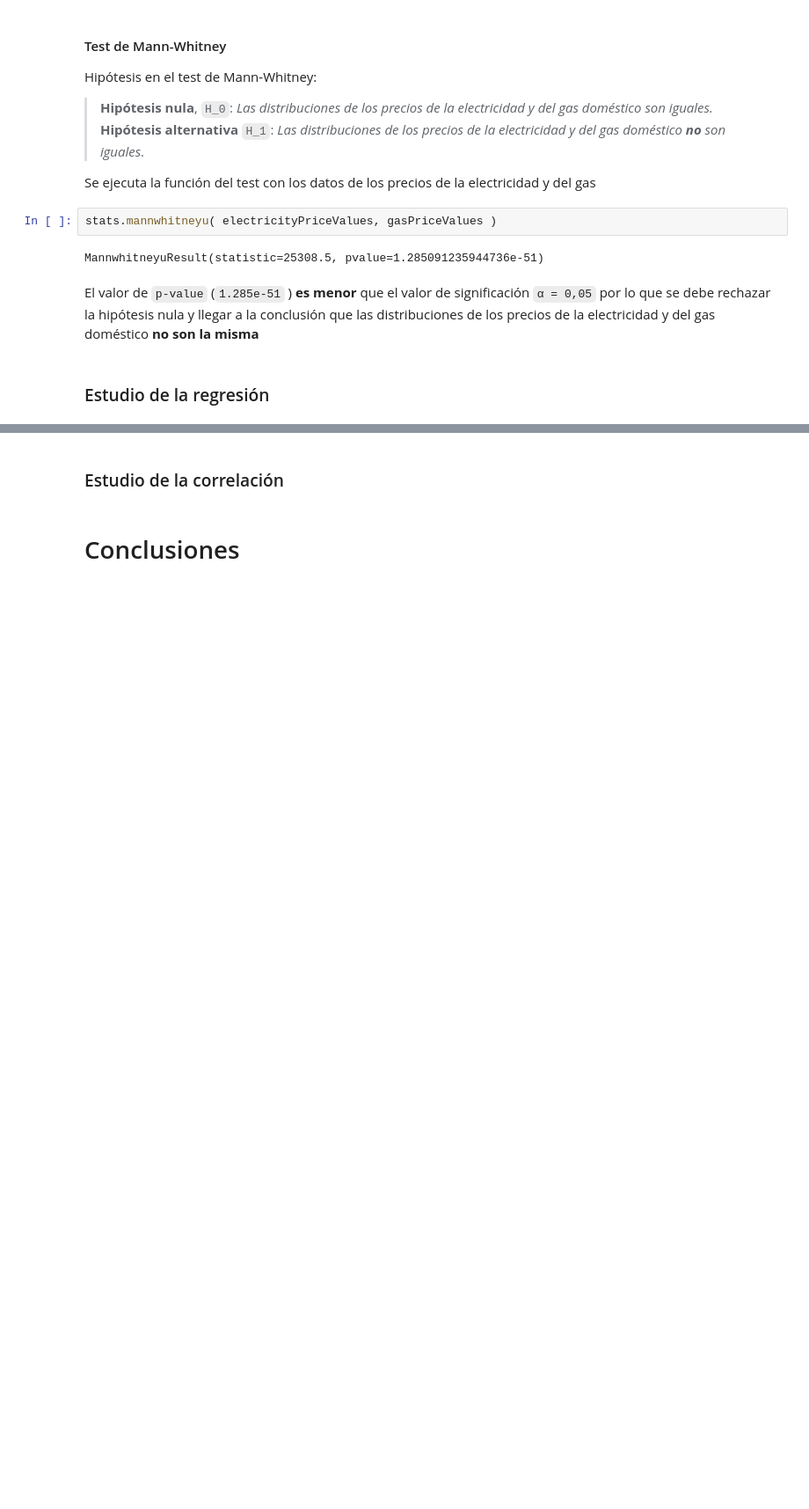
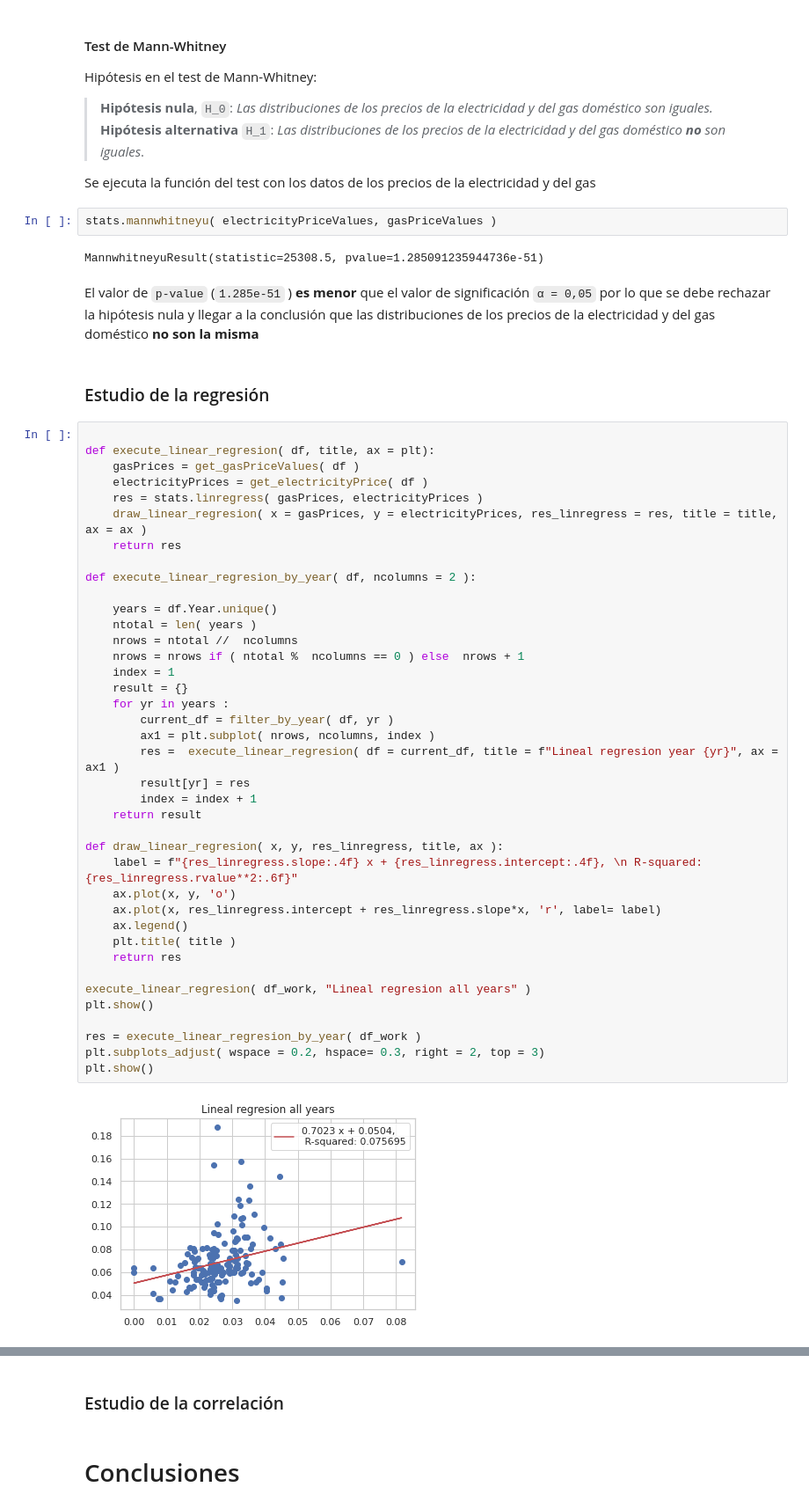
Before and after one commit to miguel-esteban-uoc/pract-2, a Jupyter notebook: notebook/pract-2.ipynb, the cells around one changed output, grey strips where cells are left out. Shown at 88% size. Drawn from its saved outputs; the diff is of its cells as text; blank space fills up the shorter version.

```diff
--- a/notebook/pract-2.ipynb
+++ b/notebook/pract-2.ipynb
@@ -1074,3 +1074,44 @@ MannwhitneyuResult(statistic=25308.5, pvalue=1.285091235944736e-51)
 El valor de `p-value` (`1.285e-51` ) **es menor** que el valor de significación `α = 0,05` por lo que se debe rechazar la hipótesis nula y llegar a la conclusión que las distribuciones de los precios de la electricidad y del gas doméstico **no son la misma**
 # %% [markdown]
 ### Estudio de la regresión
+# %%
+
+def execute_linear_regresion( df, title, ax = plt):
+    gasPrices = get_gasPriceValues( df )
+    electricityPrices = get_electricityPrice( df )
+    res = stats.linregress( gasPrices, electricityPrices )
+    draw_linear_regresion( x = gasPrices, y = electricityPrices, res_linregress = res, title = title, ax = ax )
+    return res
+
+def execute_linear_regresion_by_year( df, ncolumns = 2 ):
+
+    years = df.Year.unique()
+    ntotal = len( years )
+    nrows = ntotal //  ncolumns
+    nrows = nrows if ( ntotal %  ncolumns == 0 ) else  nrows + 1
+    index = 1
+    result = {}
+    for yr in years :
+        current_df = filter_by_year( df, yr )
+        ax1 = plt.subplot( nrows, ncolumns, index )
+        res =  execute_linear_regresion( df = current_df, title = f"Lineal regresion year {yr}", ax = ax1 )
+        result[yr] = res
+        index = index + 1
+    return result
+
+def draw_linear_regresion( x, y, res_linregress, title, ax ):
+    label = f"{res_linregress.slope:.4f} x + {res_linregress.intercept:.4f}, \n R-squared: {res_linregress.rvalue**2:.6f}"
+    ax.plot(x, y, 'o')
+    ax.plot(x, res_linregress.intercept + res_linregress.slope*x, 'r', label= label)
+    ax.legend()
+    plt.title( title )
+    return res
+
+execute_linear_regresion( df_work, "Lineal regresion all years" )
+plt.show()
+
+res = execute_linear_regresion_by_year( df_work )
+plt.subplots_adjust( wspace = 0.2, hspace= 0.3, right = 2, top = 3)
+plt.show()
+# %% [output]
+[figure, added]
```
Also changed, not shown: parts of 1 cell of this notebook.
